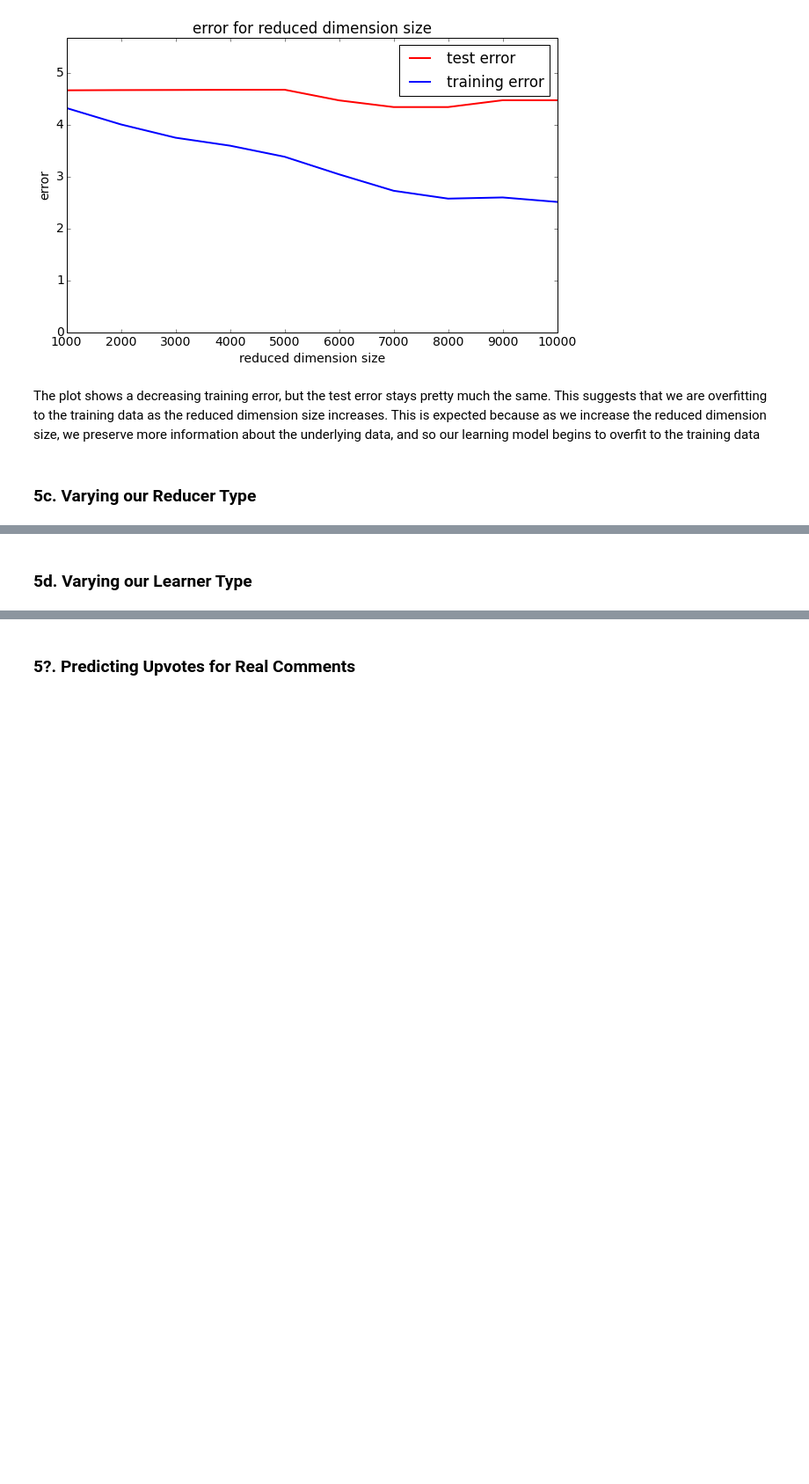
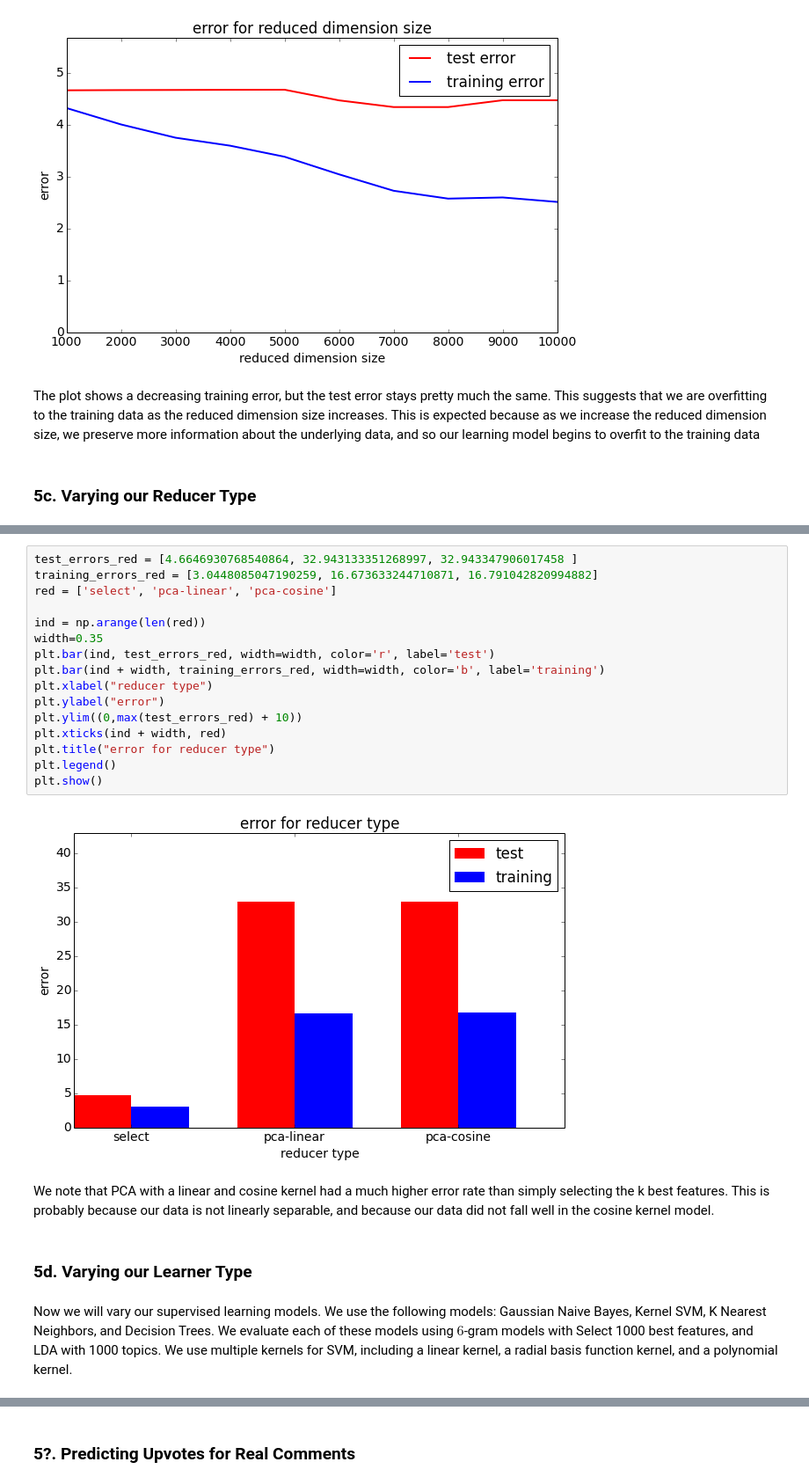
Before and after one commit to kennyyu/cs109-project, a Jupyter notebook: notebooks/kenny.ipynb, the cells around one changed output, grey strips where cells are left out. Shown at 88% size. Cells and saved outputs as stored; diff of their text form; blank space fills up the shorter version.

```diff
--- a/notebooks/kenny.ipynb
+++ b/notebooks/kenny.ipynb
@@ -824,2 +869,24 @@ underlying data, and so our learning model begins to overfit to the training dat
+# %%
+test_errors_red = [4.6646930768540864, 32.943133351268997, 32.943347906017458 ]
+training_errors_red = [3.0448085047190259, 16.673633244710871, 16.791042820994882]
+red = ['select', 'pca-linear', 'pca-cosine']
+
+ind = np.arange(len(red))
+width=0.35
+plt.bar(ind, test_errors_red, width=width, color='r', label='test')
+plt.bar(ind + width, training_errors_red, width=width, color='b', label='training')
+plt.xlabel("reducer type")
+plt.ylabel("error")
+plt.ylim((0,max(test_errors_red) + 10))
+plt.xticks(ind + width, red)
+plt.title("error for reducer type")
+plt.legend()
+plt.show()
+# %% [output]
+[figure, added]
+# %% [markdown]
+We note that PCA with a linear and cosine kernel had a much higher error rate than simply selecting the k best features. This is probably because our data is not linearly separable, and because our data did not fall well in the cosine kernel model.
 # %% [markdown]
 ### 5d. Varying our Learner Type
+# %% [markdown]
+Now we will vary our supervised learning models. We use the following models: Gaussian Naive Bayes, Kernel SVM, K Nearest Neighbors, and Decision Trees. We evaluate each of these models using $6$-gram models with Select 1000 best features, and LDA with 1000 topics. We use multiple kernels for SVM, including a linear kernel, a radial basis function kernel, and a polynomial kernel.
```
Also changed, not shown: parts of 10 cells of this notebook.
